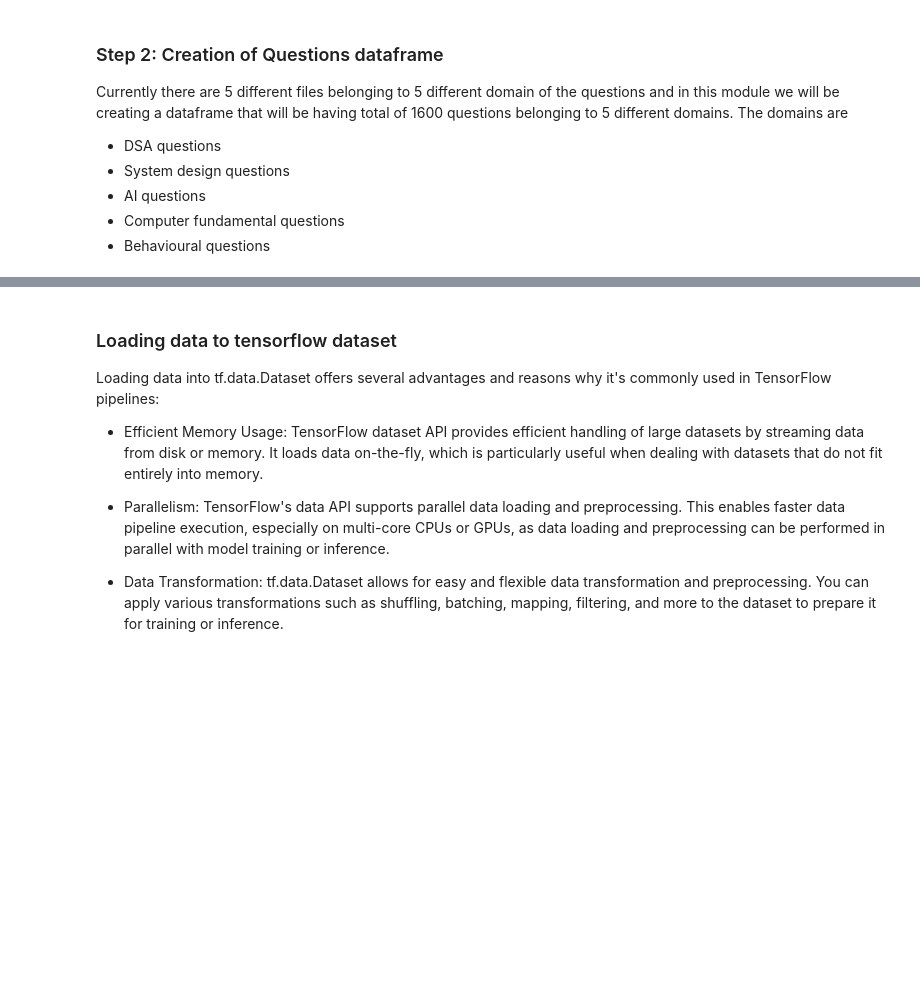
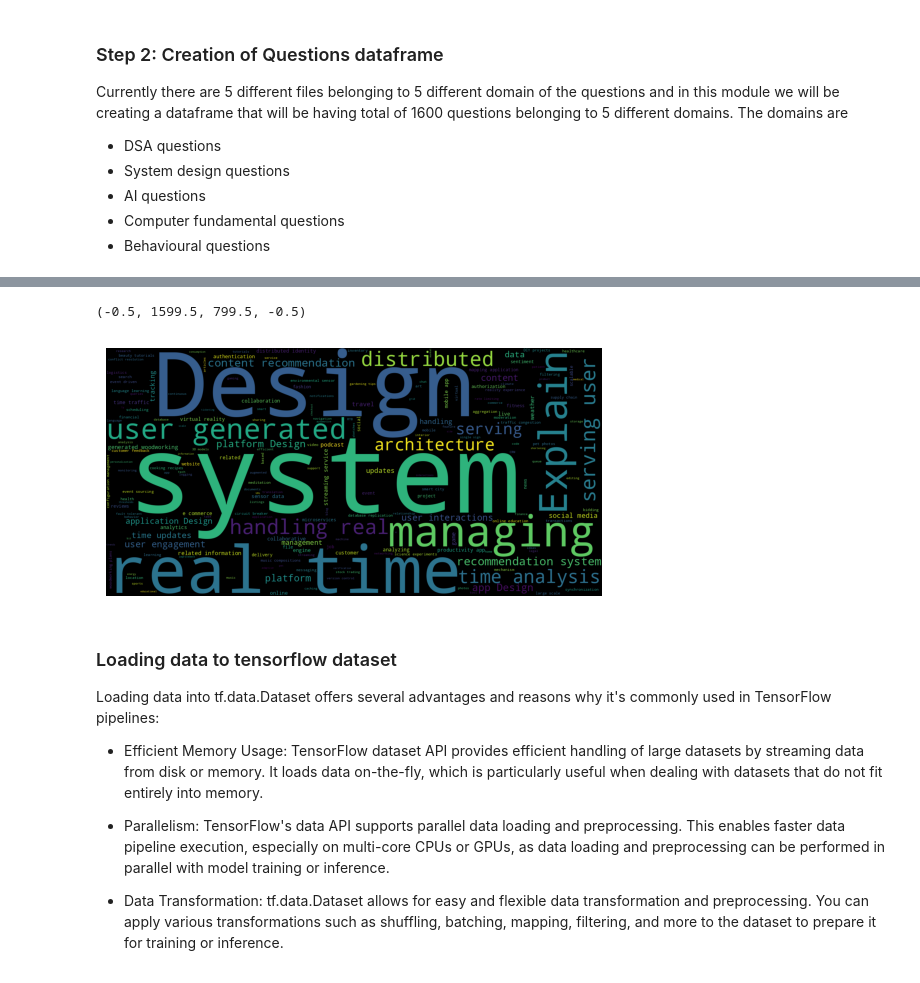
Before and after one commit to yuvraaj2002/AI_Projects, a Jupyter notebook: AI_Tutor/Notebook/Que_classification.ipynb, the cells around one changed output, grey strips where cells are left out. Drawn from its saved outputs; the diff is of its cells as text; code cells hidden in the pictures; blank space fills up the shorter version.

```diff
--- a/AI_Tutor/Notebook/Que_classification.ipynb
+++ b/AI_Tutor/Notebook/Que_classification.ipynb
@@ -92,3 +191,9 @@ df.reset_index(drop=True,inplace=True)
+# %%
+plt.imshow(wordcloud1)
+plt.axis("off")
+# %% [output]
+(-0.5, 1599.5, 799.5, -0.5)
+[figure, added]
 # %% [markdown]
 ### Loading data to tensorflow dataset
 Loading data into tf.data.Dataset offers several advantages and reasons why it's commonly used in TensorFlow pipelines:
```
Also changed, not shown: parts of 23 cells of this notebook.
